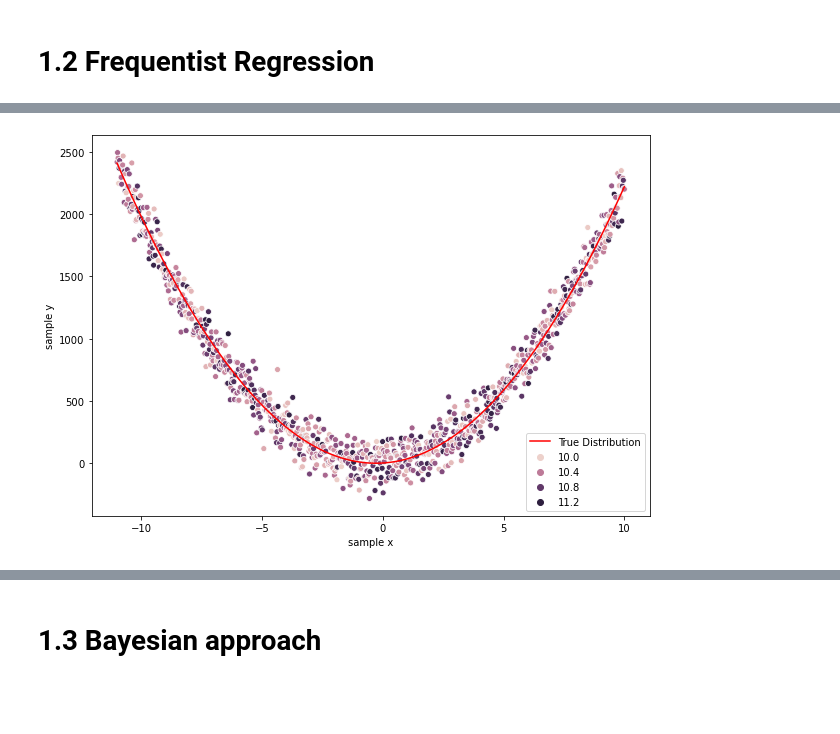
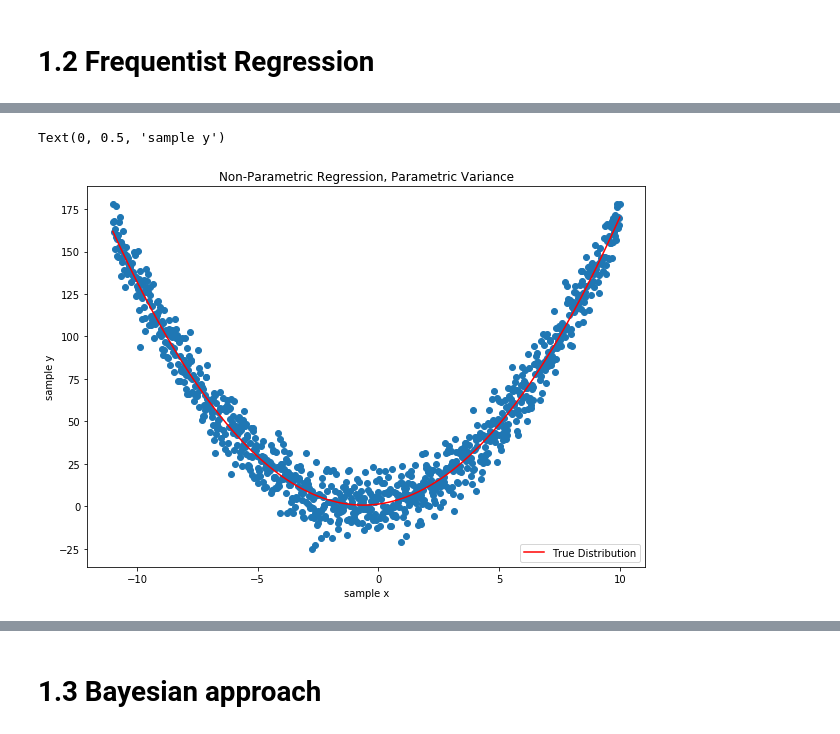
Before and after one commit to guidopetri/bayesian-ml-nyu, a Jupyter notebook: project/experiments-2.ipynb, the cells around one changed output, grey strips where cells are left out. Cells and saved outputs as stored; diff of their text form; code cells hidden in the pictures; blank space fills up the shorter version.

```diff
--- a/project/experiments-2.ipynb
+++ b/project/experiments-2.ipynb
@@ -102,0 +181,2 @@ mu_mle, w0_mle, w1_mle
+# %%
+mu_mle = minimize(log_fn, [3, 0.5, 7], jac=l_jac, method='Newton-CG').x
@@ -103,6 +653,15 @@ mu_mle, w0_mle, w1_mle
 # %% [markdown]
 # 1.2 Frequentist Regression
 # %%
+def Psi(x,L, N):
+
+    MPsi = np.zeros((N,N))
+    for i in range(0,N):
+        for j in range(0,N):
+            MPsi[i,j] = psi(x,i,j,L)
+
+    return MPsi
+
 def sigma_fn_2(c, v_0=0.5, v_1=7):
     return v_0 ** 2 + (v_1 ** 2) * c
 
@@ -110,6 +669,17 @@ def sigma_2_dv_0(c, v_0, v_1):
     return 2 * v_0
 
 def sigma_2_dv_1(c, v_0, v_1):
+    return 2 * v_1 * c
+
+
+
+def gamma_fn_2(c, v_0=0.001, v_1=0.002):
+    return v_0 ** 2 + (v_1 ** 2) * c
+
+def gamma_2_dv_0(c, v_0, v_1):
+    return 2 * v_0
+
+def gamma_2_dv_1(c, v_0, v_1):
     return 2 * v_1 * c
 
 def phi(x):
@@ -122,7 +692,7 @@ num_samples = 1000
 x = np.linspace(-11,10, num_samples)
 
 # c = np.zeros(num_samples)
-c = np.random.rand(num_samples) + 10
+c = np.random.rand(num_samples)
 
 # w_0 = 13
 # w_1 = 0.9
@@ -131,15 +701,15 @@ c = np.random.rand(num_samples) + 10
 # v_1 = 0
 
 w_0 = 1.3
-w_1 = 12
-w_2 = 21
-v_0 = 10
-v_1 = 33
+w_1 = 1.9
+w_2 = 1.5
+v_0 = 0.1
+v_1 = 0.02
 
 
 w = np.array([w_0, w_1, w_2]).squeeze()
 v = np.array([v_0, v_1]).squeeze()
-sigma_2 = sigma_fn_2(c, v_0=v_0, v_1=v_1)
+sigma_2 = 1/gamma_fn_2(c, v_0=v_0, v_1=v_1)
 
 eps = []
 
@@ -166,12 +732,11 @@ plt.hist(eps, bins=20);
 # %%
 plt.figure(figsize=(10, 7))
-sns.scatterplot(x,
-                y,
-                hue=c,
-                )
+plt.scatter(x, y)
 plt.plot(x, y_true, 'r', label="True Distribution")
+plt.legend(loc="lower right")
+plt.title("Non-Parametric Regression, Parametric Variance")
 plt.xlabel('sample x')
 plt.ylabel('sample y')
-plt.legend(loc='lower right');
 # %% [output]
+Text(0, 0.5, 'sample y')
-[figure, old version]
+[figure, new version]
```
Also changed, not shown: parts of 47 cells of this notebook, 4 other files.
